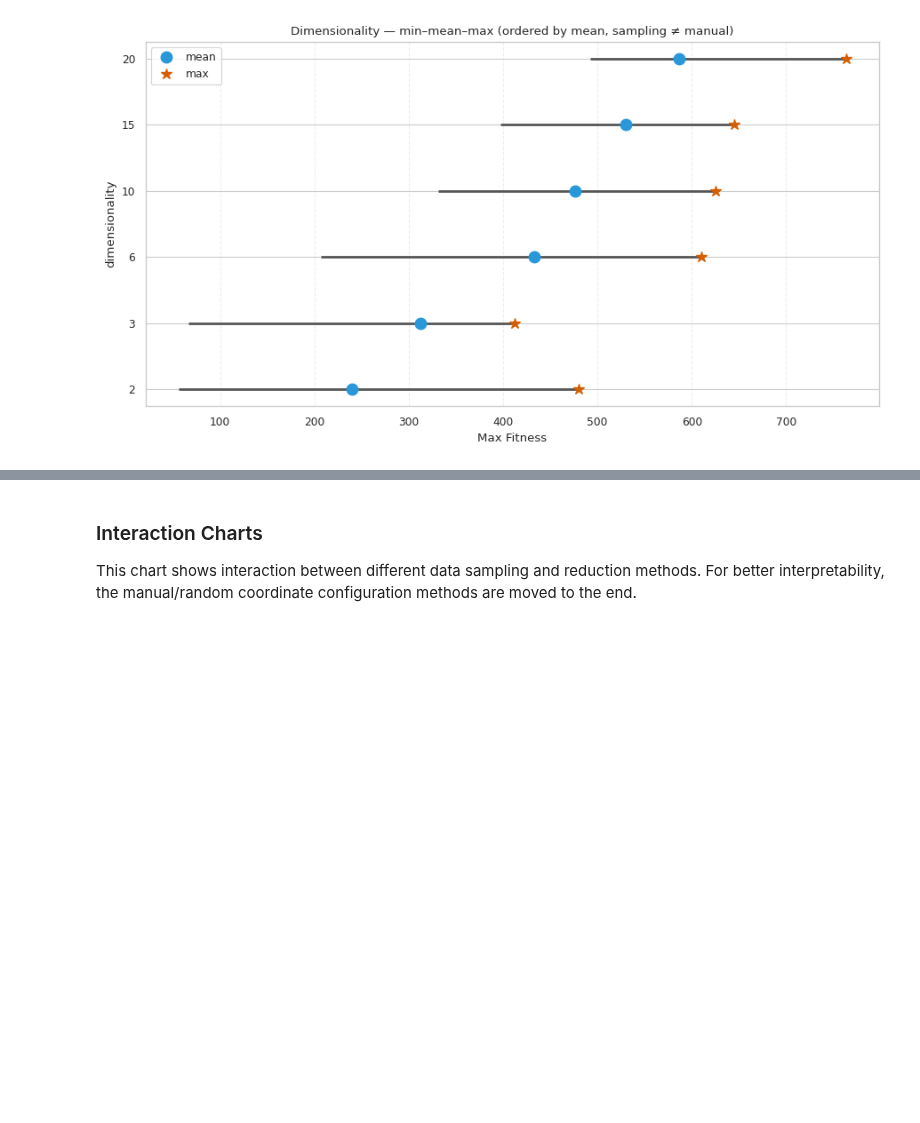
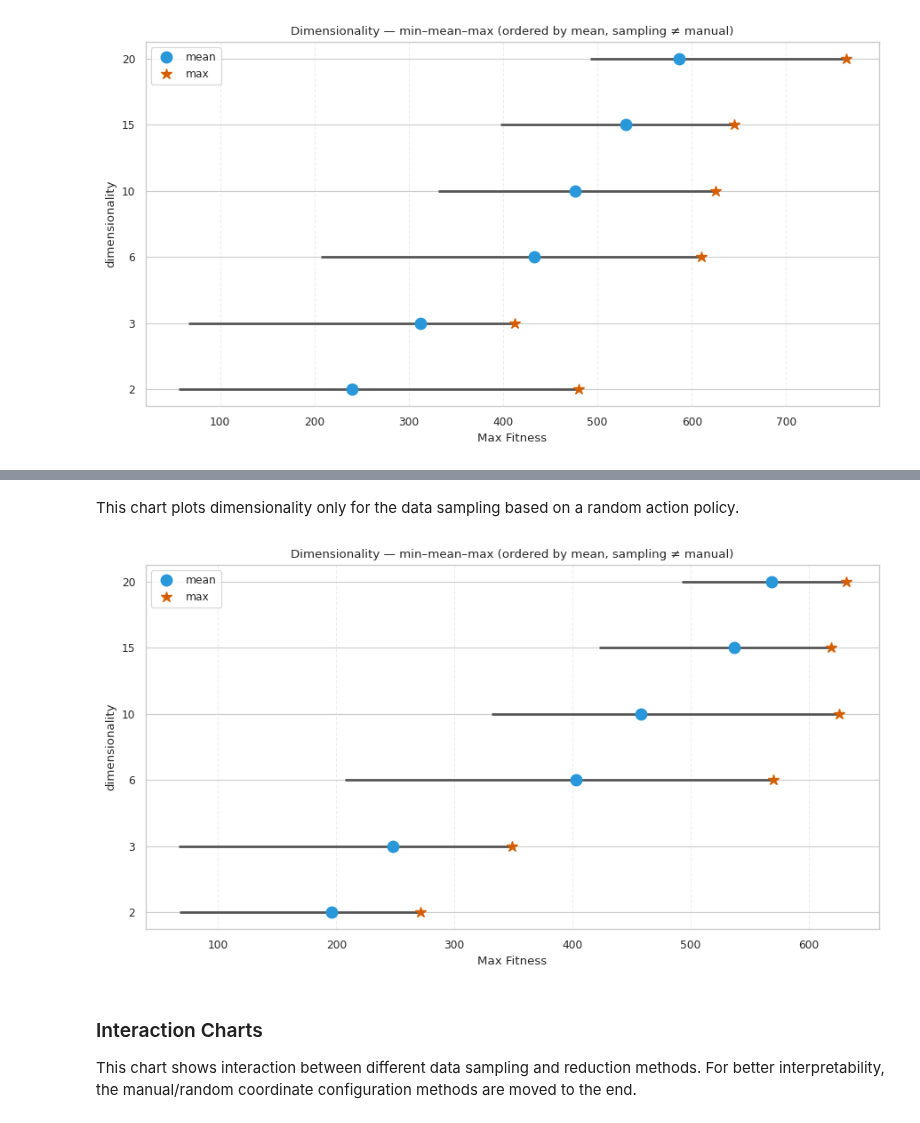
Before and after one commit to A-Gruber-IU/hyperneat_substrates, a Jupyter notebook: evaluation.ipynb, the cells around one changed output, grey strips where cells are left out. Saved outputs shown, nothing was run; the diff lists cells and outputs as text; code cells hidden in the pictures; blank space fills up the shorter version.

```diff
--- a/evaluation.ipynb
+++ b/evaluation.ipynb
@@ -250,3 +267,18 @@ plot_range_mean_max(
+# %% [markdown]
+This chart plots dimensionality only for the data sampling based on a random action policy.
+# %%
+plot_range_mean_max(
+    df_in=df_only_trained,
+    group_col='dimensionality',
+    value_col='max_fitness',
+    title='Dimensionality — min–mean–max (ordered by mean, sampling ≠ manual)',
+    outpath=os.path.join(eval_output_dir, "main_effect_dimensionality_only_trained_range_mean_max.png"),
+    order_by='mean_val',
+    ascending=True,
+    figsize=(9, 5)
+)
+# %% [output]
+[figure, added]
 # %% [markdown]
 ### Interaction Charts
 
```
Also changed, not shown: parts of 3 cells of this notebook.
